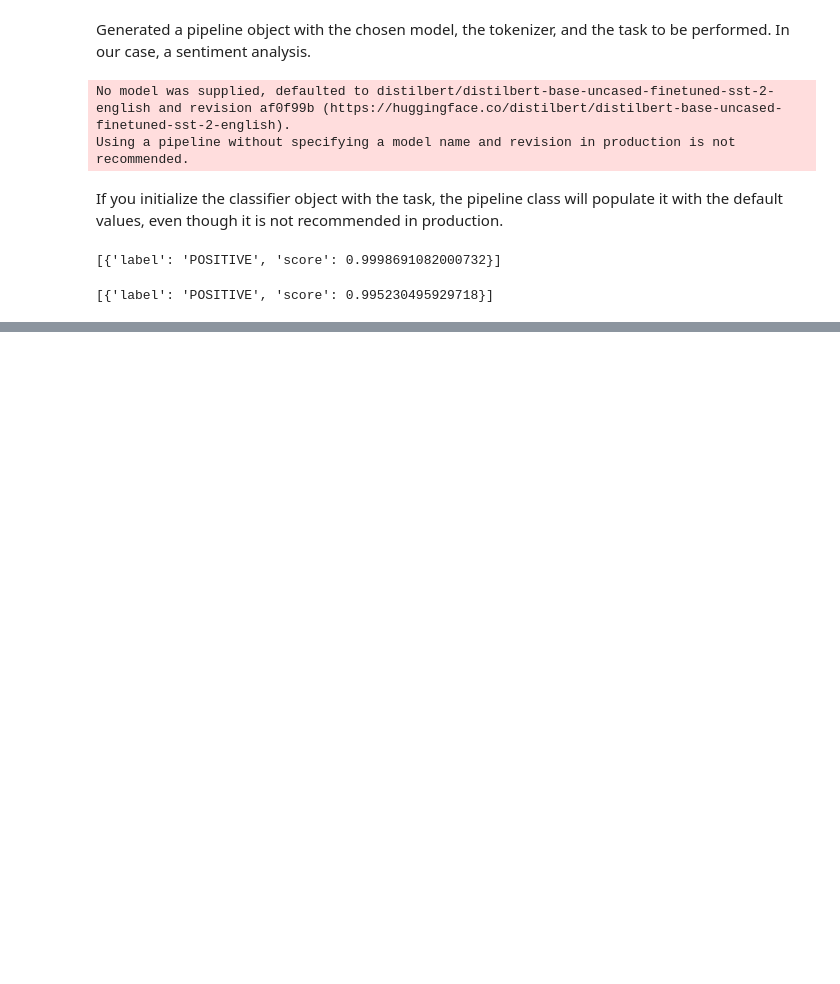
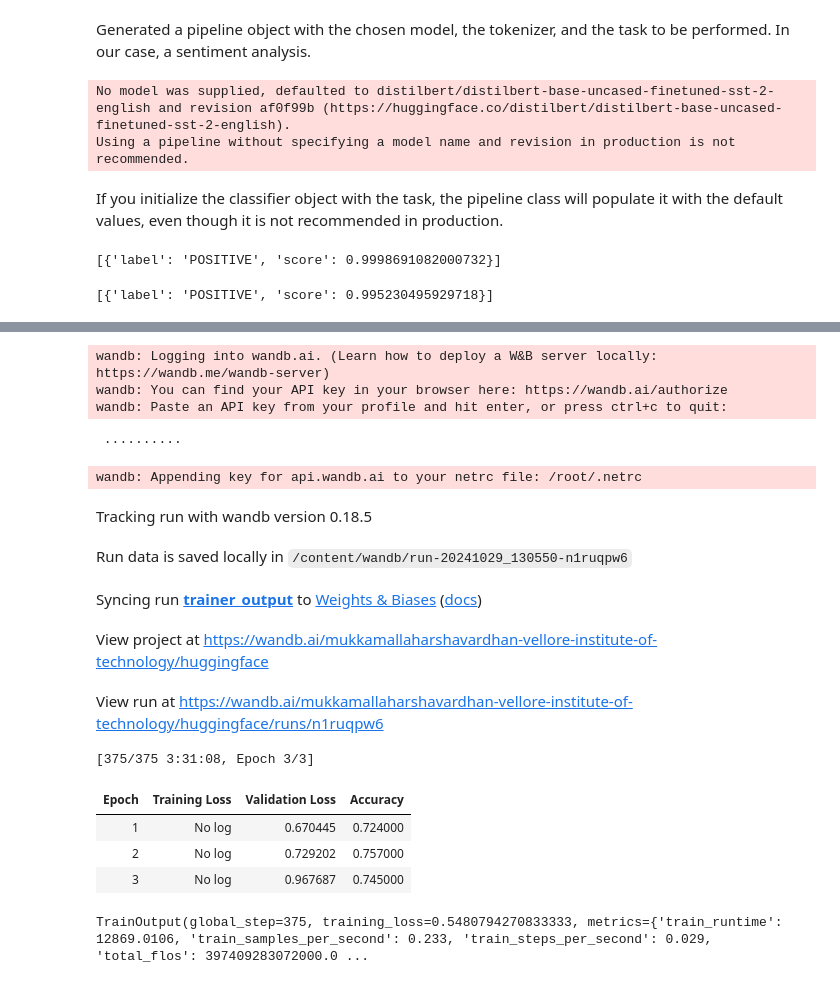
Before and after one commit to Harsha-7989/Hugging_Face, a Jupyter notebook: Hugging_Face.ipynb, the cells around one changed output, grey strips where cells are left out. Cells and saved outputs as stored; diff of their text form; code cells hidden in the pictures; blank space fills up the shorter version.

Commit message:
Fine Tuning the model, pushing it to the huggingface model registry

```diff
--- a/Hugging_Face.ipynb
+++ b/Hugging_Face.ipynb
@@ -94,0 +101,6 @@ output
+# %%
+model = AutoModelForSequenceClassification.from_pretrained("mrm8488/distilroberta-finetuned-financial-news-sentiment-analysis")
+
+# Loading the dataset
+from datasets import load_dataset
+dataset = load_dataset("mteb/tweet_sentiment_extraction")
@@ -94,0 +122,7 @@ output
+# %%
+tokenizer = AutoTokenizer.from_pretrained("mrm8488/distilroberta-finetuned-financial-news-sentiment-analysis")
+# %%
+def tokenize_function(examples):
+    return tokenizer(examples["text"], padding="max_length", truncation=True)
+
+tokenized_datasets = dataset.map(tokenize_function, batched=True)
@@ -94,0 +144,3 @@ output
+# %%
+small_train_dataset = tokenized_datasets["train"].shuffle(seed=42).select(range(1000))
+small_eval_dataset = tokenized_datasets["test"].shuffle(seed=42).select(range(1000))
@@ -94,0 +167,20 @@ output
+# %%
+from transformers import Trainer, TrainingArguments
+import numpy as np
+import evaluate
+training_args = TrainingArguments(output_dir='trainer_output', evaluation_strategy = 'epoch')
+metric = evaluate.load('accuracy')
+def compute_metrics(eval_pred):
+  logits, labels = eval_pred
+  predictions = np.argmax(logits, axis=-1)
+  return metric.compute(predictions=predictions, references=labels)
+
+trainer = Trainer(
+    model=model,
+    args=training_args,
+    train_dataset=small_train_dataset,
+    eval_dataset=small_eval_dataset,
+    compute_metrics=compute_metrics,
+)
+trainer.train()
+# %% [output]
@@ -94,0 +190,16 @@ output
+wandb: Logging into wandb.ai. (Learn how to deploy a W&B server locally: https://wandb.me/wandb-server)
+wandb: You can find your API key in your browser here: https://wandb.ai/authorize
+wandb: Paste an API key from your profile and hit enter, or press ctrl+c to quit:
+ ··········
+wandb: Appending key for api.wandb.ai to your netrc file: /root/.netrc
+Tracking run with wandb version 0.18.5
+Run data is saved locally in /content/wandb/run-20241029_130550-n1ruqpw6
+Syncing run trainer_output to Weights & Biases (docs)
+View project at https://wandb.ai/mukkamallaharshavardhan-vellore-institute-of-technology/huggingface
+View run at https://wandb.ai/mukkamallaharshavardhan-vellore-institute-of-technology/huggingface/runs/n1ruqpw6
+[375/375 3:31:08, Epoch 3/3]
+| Epoch | Training Loss | Validation Loss | Accuracy |
+| 1 | No log | 0.670445 | 0.724000 |
+| 2 | No log | 0.729202 | 0.757000 |
+| 3 | No log | 0.967687 | 0.745000 |
+TrainOutput(global_step=375, training_loss=0.5480794270833333, metrics={'train_runtime': 12869.0106, 'train_samples_per_second': 0.233, 'train_steps_per_second': 0.029, 'total_flos': 397409283072000.0 ...
```
Also changed, not shown: parts of 12 cells of this notebook.
